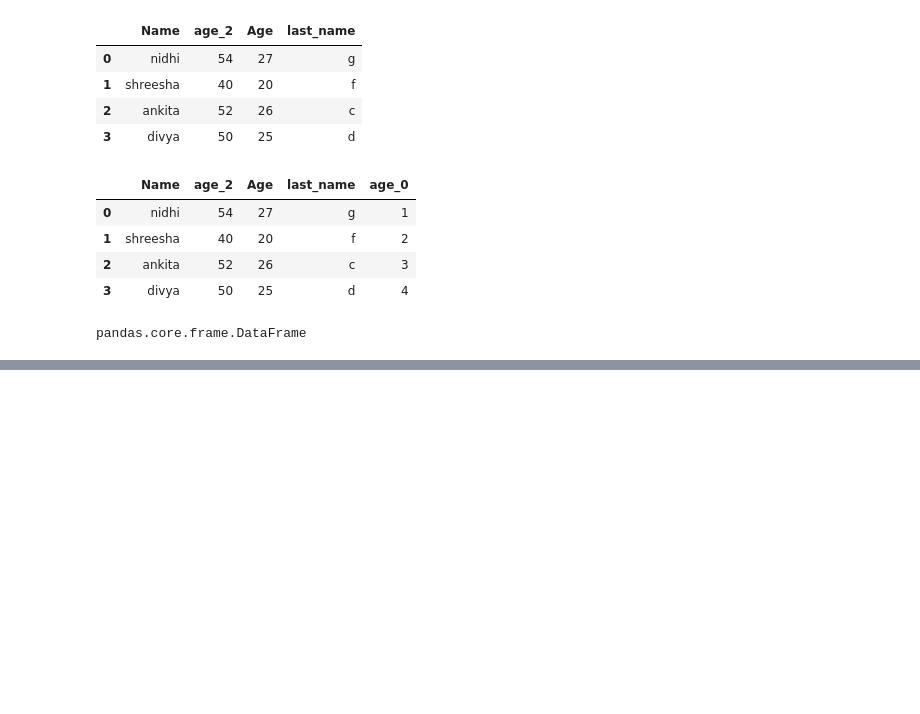
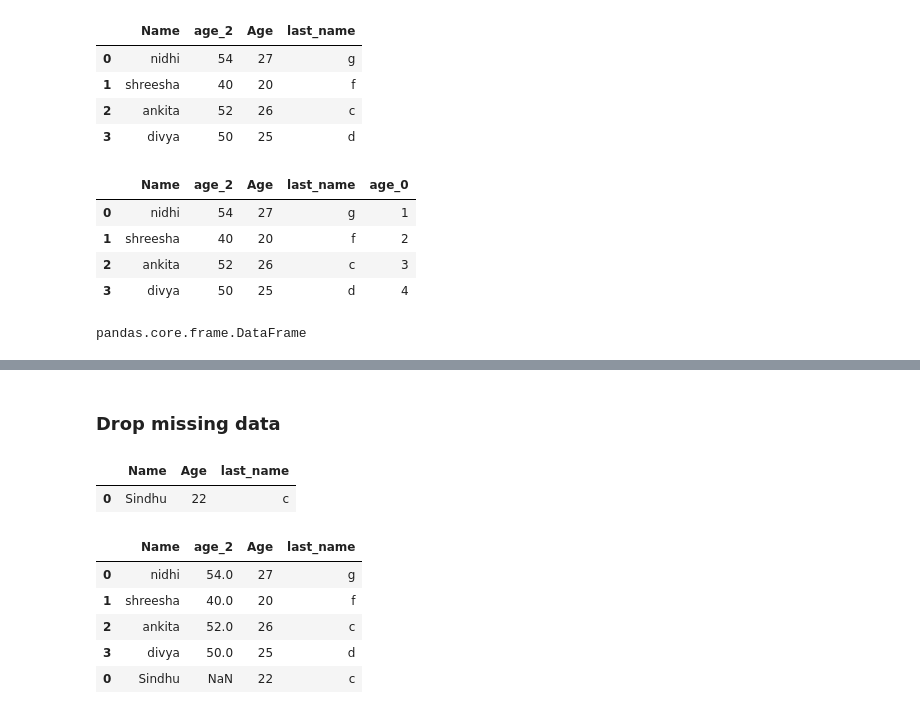
Before and after one commit to Shrinidhig29/leetcode_24, a Jupyter notebook: Pandas_Easy_Question.ipynb, the cells around one changed output, grey strips where cells are left out. Cells and saved outputs as stored; diff of their text form; code cells hidden in the pictures; blank space fills up the shorter version.

```diff
--- a/Pandas_Easy_Question.ipynb
+++ b/Pandas_Easy_Question.ipynb
@@ -139,0 +186,22 @@ pandas.core.frame.DataFrame
+# %% [markdown]
+### Drop missing data
+# %%
+data2 = {'Name':['Sindhu'], 'Age':[22], 'last_name':'c'}
+# %%
+add_row2 = pd.DataFrame(data2)
+# %%
+add_row2
+# %% [output]
+|  | Name | Age | last_name |
+| 0 | Sindhu | 22 | c |
+# %%
+student_dup_2 = pd.concat([student_age_df, add_row2])
+# %%
+student_dup_2
+# %% [output]
+|  | Name | age_2 | Age | last_name |
+| 0 | nidhi | 54.0 | 27 | g |
+| 1 | shreesha | 40.0 | 20 | f |
+| 2 | ankita | 52.0 | 26 | c |
+| 3 | divya | 50.0 | 25 | d |
+| 0 | Sindhu | NaN | 22 | c |
```
Also changed, not shown: parts of 16 cells of this notebook.
